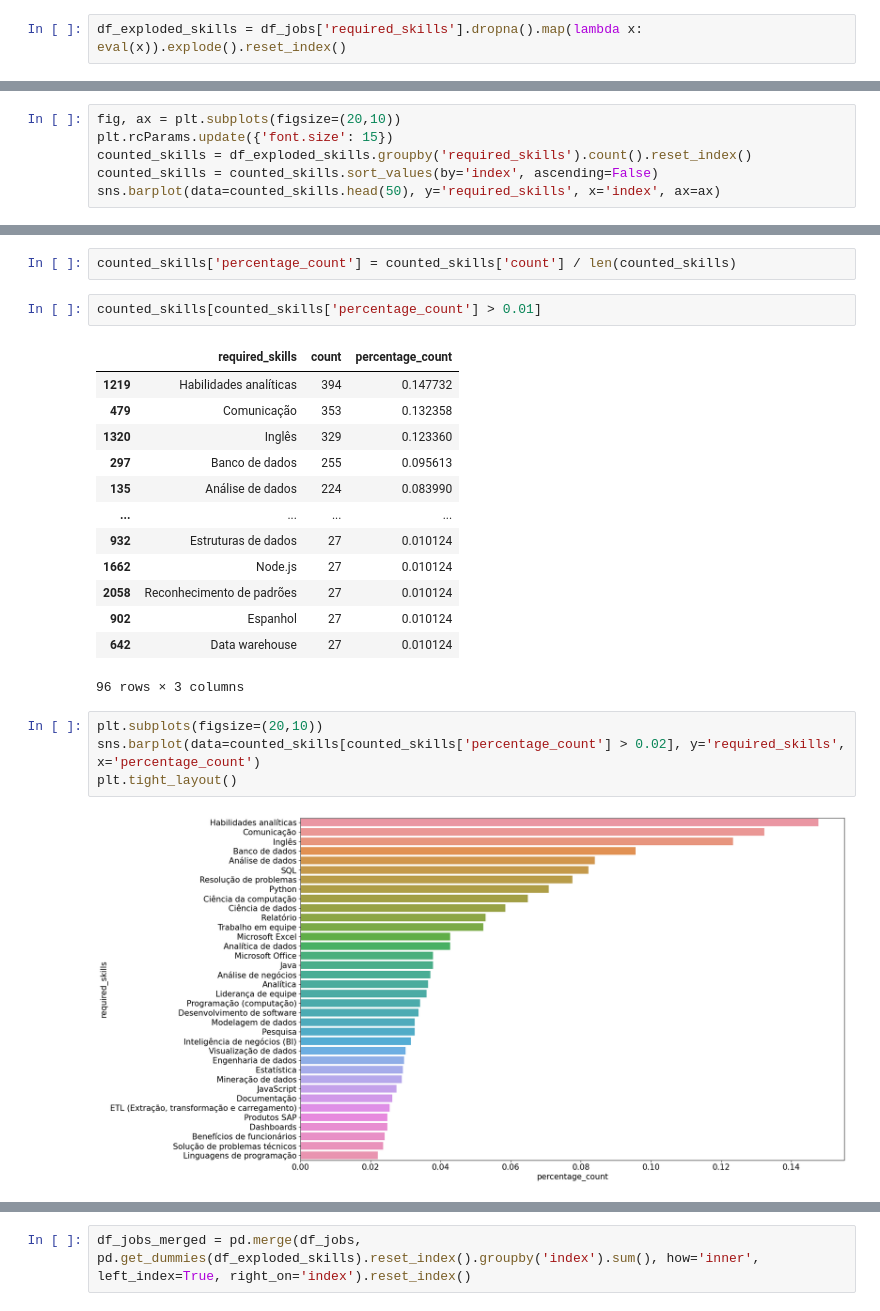
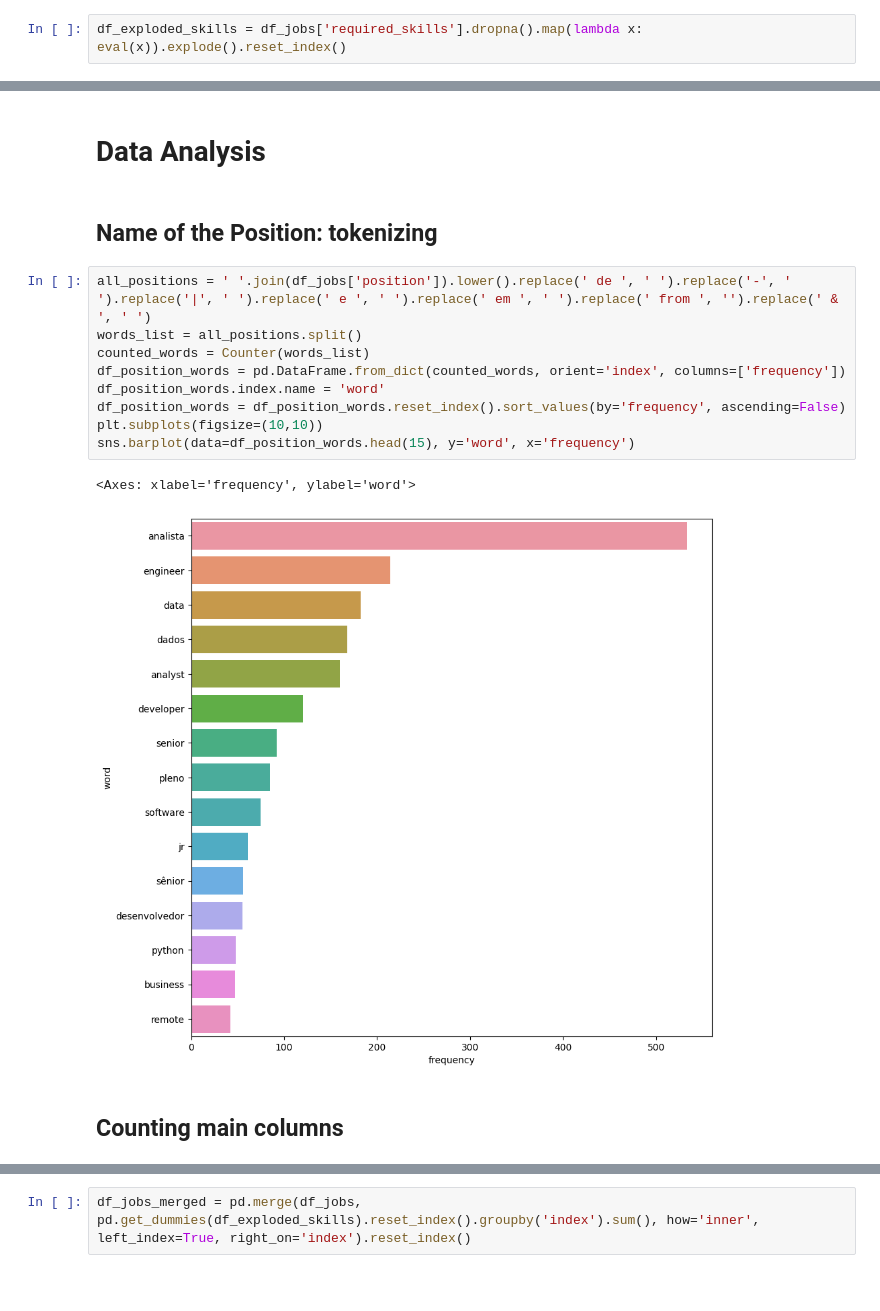
Before and after one commit to alexaiung/Data-Analytics-Job-Tendencies, a Jupyter notebook: job_analysis.ipynb, the cells around one changed output, grey strips where cells are left out. Drawn from its saved outputs; the diff is of its cells as text; blank space fills up the shorter version.

```diff
--- a/job_analysis.ipynb
+++ b/job_analysis.ipynb
@@ -538,6 +55,0 @@ df_exploded_skills
-# %%
-fig, ax = plt.subplots(figsize=(20,10))
-plt.rcParams.update({'font.size': 15})
-counted_skills = df_exploded_skills.groupby('required_skills').count().reset_index()
-counted_skills = counted_skills.sort_values(by='index', ascending=False)
-sns.barplot(data=counted_skills.head(50), y='required_skills', x='index', ax=ax)
@@ -605,24 +56,18 @@ counted_skills = counted_skills.rename({'index':'count'}, axis=1)
-# %%
-counted_skills['percentage_count'] = counted_skills['count'] / len(counted_skills)
-# %%
-counted_skills[counted_skills['percentage_count'] > 0.01]
-# %% [output]
-|  | required_skills | count | percentage_count |
-| 1219 | Habilidades analíticas | 394 | 0.147732 |
-| 479 | Comunicação | 353 | 0.132358 |
-| 1320 | Inglês | 329 | 0.123360 |
-| 297 | Banco de dados | 255 | 0.095613 |
-| 135 | Análise de dados | 224 | 0.083990 |
-| ... | ... | ... | ... |
-| 932 | Estruturas de dados | 27 | 0.010124 |
-| 1662 | Node.js | 27 | 0.010124 |
-| 2058 | Reconhecimento de padrões | 27 | 0.010124 |
-| 902 | Espanhol | 27 | 0.010124 |
-| 642 | Data warehouse | 27 | 0.010124 |
-96 rows × 3 columns
-# %%
-plt.subplots(figsize=(20,10))
-sns.barplot(data=counted_skills[counted_skills['percentage_count'] > 0.02], y='required_skills', x='percentage_count')
-plt.tight_layout()
-# %% [output]
-[figure, removed]
+# %% [markdown]
+# Data Analysis
+# %% [markdown]
+## Name of the Position: tokenizing
+# %%
+all_positions = ' '.join(df_jobs['position']).lower().replace(' de ', ' ').replace('-', ' ').replace('|', ' ').replace(' e ', ' ').replace(' em ', ' ').replace(' from ', '').replace(' & ', ' ')
+words_list = all_positions.split()
+counted_words = Counter(words_list)
+df_position_words = pd.DataFrame.from_dict(counted_words, orient='index', columns=['frequency'])
+df_position_words.index.name = 'word'
+df_position_words = df_position_words.reset_index().sort_values(by='frequency', ascending=False)
+plt.subplots(figsize=(10,10))
+sns.barplot(data=df_position_words.head(15), y='word', x='frequency')
+# %% [output]
+<Axes: xlabel='frequency', ylabel='word'>
+[figure, added]
+# %% [markdown]
+## Counting main columns
```
Also changed, not shown: parts of 99 cells of this notebook, 2 other files.
